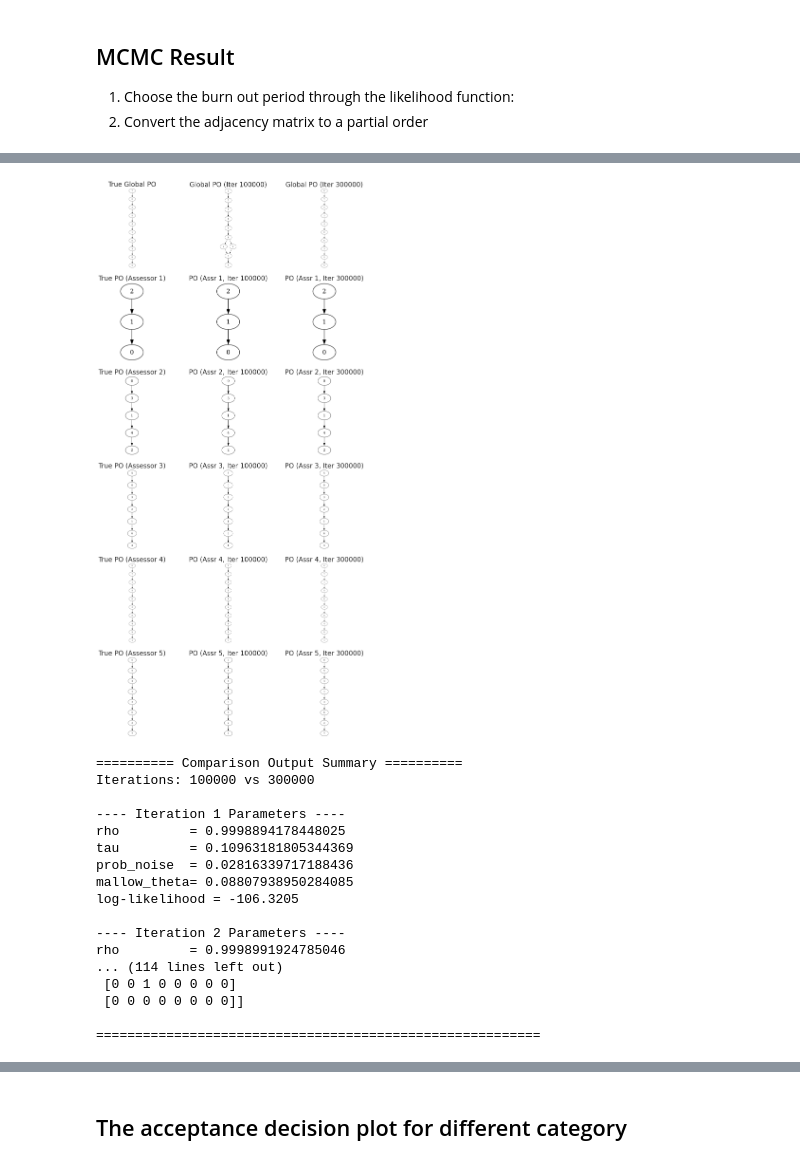
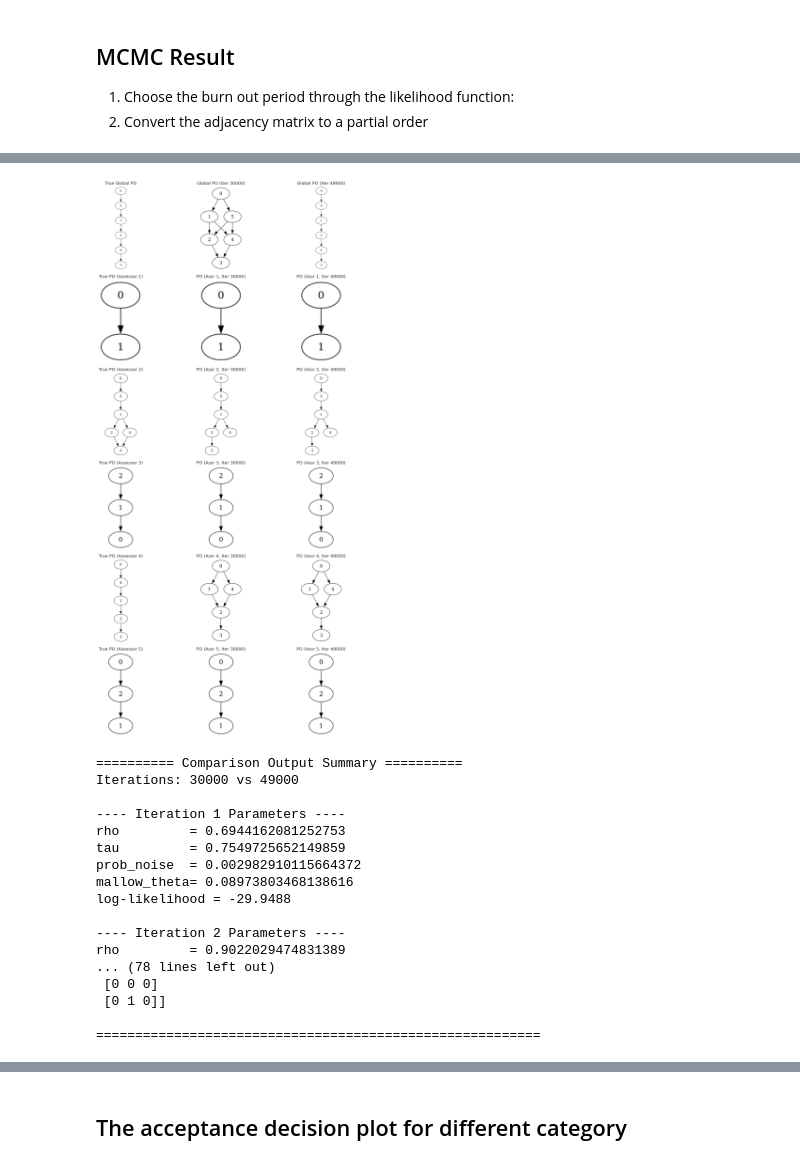
Before and after one commit to hollyli-dq/hpo_inference, a Jupyter notebook: notebooks/hpo_mcmc_simulation.ipynb, the cells around one changed output, grey strips where cells are left out. Cells and saved outputs as stored; diff of their text form; code cells hidden in the pictures.

```diff
--- a/notebooks/hpo_mcmc_simulation.ipynb
+++ b/notebooks/hpo_mcmc_simulation.ipynb
@@ -73,7 +73,7 @@ print("✅ Configuration loaded, top‑level keys:", list(config.keys())[:10])
 # %%
 data_file = data_dir / "item_characteristics.csv"
 # Read the items section (first part of the CSV)
-items_df = pd.read_csv(data_file, nrows=10)
+items_df = pd.read_csv(data_file, nrows=6)
 
 # Count distinct item IDs
 n = len(items_df['item_id'].unique())
@@ -111,7 +106,7 @@ Assessors in the HPO data: assessors = [1, 2, 3, 4, 5]
 2. given the h(U_0) and h(U_a) sampling the observed orders for each assessor
 # %%
 # First let's give a U0 , to sample U0 we need the rho, and the number of nodes
-K_prior=config["prior"]["k_prior"]
+#K_prior=config["prior"]["k_prior"]
 rho_prior = config["prior"]["rho_prior"]
 noise_option = config["noise"]["noise_option"]
 sigma_beta = config["prior"]["sigma_beta"]  # Standard deviation of the normal distribution for beta
@@ -119,19 +114,18 @@ rng = np.random.default_rng(42)
 beta_true =rng.normal(loc=0.0, scale=sigma_beta, size=(p,))
 tau_true = StatisticalUtils.rTauprior()
 rho_true=beta.rvs(1,rho_prior)
-print("rho true is: ")
-print(rho_true)
-K=StatisticalUtils.rKprior(K_prior)
+#K=StatisticalUtils.rKprior(K_prior)
+K=config["mcmc"]["K"]
 K_true=K
-
 
 noise_beta_prior = config["prior"]["noise_beta_prior"]
 prob_noise_true = StatisticalUtils.rPprior(noise_beta_prior)
+print("prob niose is:")
 print(prob_noise_true)
 
 
 print("Tau true is: ")
 print(tau_true)
 print("K true is: ")
-print(K)
+print(K_true)
 # %% [output]
@@ -268,7 +260,13 @@ Rankings saved to data/observed_rankings.csv
 # %% [markdown]
 # MCMC with Hierarchical Partial Orders
 # %%
-num_iterations = 1000000
+num_iterations = config["mcmc"]["num_iterations"]
+dr = config["rho"]["dr"]
+drbeta=config["beta"]["drbeta"]
+drrt=config["rhotau"]["drrt"]
+sigma_mallow = config["noise"]["sigma_mallow"]
+noise_beta_prior = config["prior"]["noise_beta_prior"]
+mallow_ua = config["prior"]["mallow_ua"]
 
 mcmc_pt = [
     config["mcmc"]["update_probabilities"]["rho"],
@@ -277,18 +275,11 @@ mcmc_pt = [
     config["mcmc"]["update_probabilities"]["noise"],
     config["mcmc"]["update_probabilities"]["U_0"],
     config["mcmc"]["update_probabilities"]["U_a"],
-    config["mcmc"]["update_probabilities"]["K"],
     config["mcmc"]["update_probabilities"]["beta"]
-
-]
-dr = config["rho"]["dr"]
-drbeta=config["beta"]["drbeta"]
-drrt=config["rhotau"]["drrt"]
-sigma_mallow = config["noise"]["sigma_mallow"]
-noise_beta_prior = config["prior"]["noise_beta_prior"]
-mallow_ua = config["prior"]["mallow_ua"]
+    ]
 # %%
-mcmc_results_k = mcmc_simulation_hpo_k(
+
+mcmc_results= mcmc_simulation_hpo(
         num_iterations=num_iterations,
         M0=items,
         assessors=assessors,
@@ -297,6 +288,7 @@ mcmc_results_k = mcmc_simulation_hpo_k(
         observed_orders=y_a_i_dict,
         sigma_beta=sigma_beta,
         X=X,
+        K=K,
         dr=dr,
         drrt=drrt,
         drbeta=drbeta,
@@ -306,6 +298,5 @@ mcmc_results_k = mcmc_simulation_hpo_k(
         rho_prior=rho_prior,
         noise_beta_prior=noise_beta_prior,
         mallow_ua=mallow_ua,
-        K_prior=K_prior,
         random_seed=42
 )
@@ -324,37 +385,37 @@ Excluding 500000 burn-in iterations
 # %%
-result_dict = mcmc_results_k
+result_dict = mcmc_results
 # 2) Choose iteration indices for comparison
-iterationA = 100000
-iterationB =300000
+iterationA = 30000
+iterationB =49000
 threshold = 0.5
 
 comparison_out = PO_plot.compare_two_mcmc_states(
     result_dict,            # pass as first positional argument
     h_U_dict,             # first positional argument
     iterationA,             # second positional argument
     iterationB,             # third positional argument
     threshold=threshold,    # remaining can be by keyword
     assessors=assessors,
     items=items,
     plot_partial_orders=True
 )
 PO_plot.print_comparison_summary(comparison_out)
 # %% [output]
-[figure, old version]
+[figure, new version]
 ========== Comparison Output Summary ==========
-Iterations: 100000 vs 300000
+Iterations: 30000 vs 49000
 
 ---- Iteration 1 Parameters ----
-rho         = 0.9998894178448025
-tau         = 0.10963181805344369
-prob_noise  = 0.02816339717188436
-mallow_theta= 0.08807938950284085
-log-likelihood = -106.3205
+rho         = 0.6944162081252753
+tau         = 0.7549725652149859
+prob_noise  = 0.002982910115664372
+mallow_theta= 0.08973803468138616
+log-likelihood = -29.9488
 
 ---- Iteration 2 Parameters ----
-rho         = 0.9998991924785046
-... (114 lines left out)
- [0 0 1 0 0 0 0 0]
- [0 0 0 0 0 0 0 0]]
+rho         = 0.9022029474831389
+... (78 lines left out)
+ [0 0 0]
+ [0 1 0]]
 
 =========================================================
```
Also changed, not shown: parts of 20 cells of this notebook, 29 other files.
